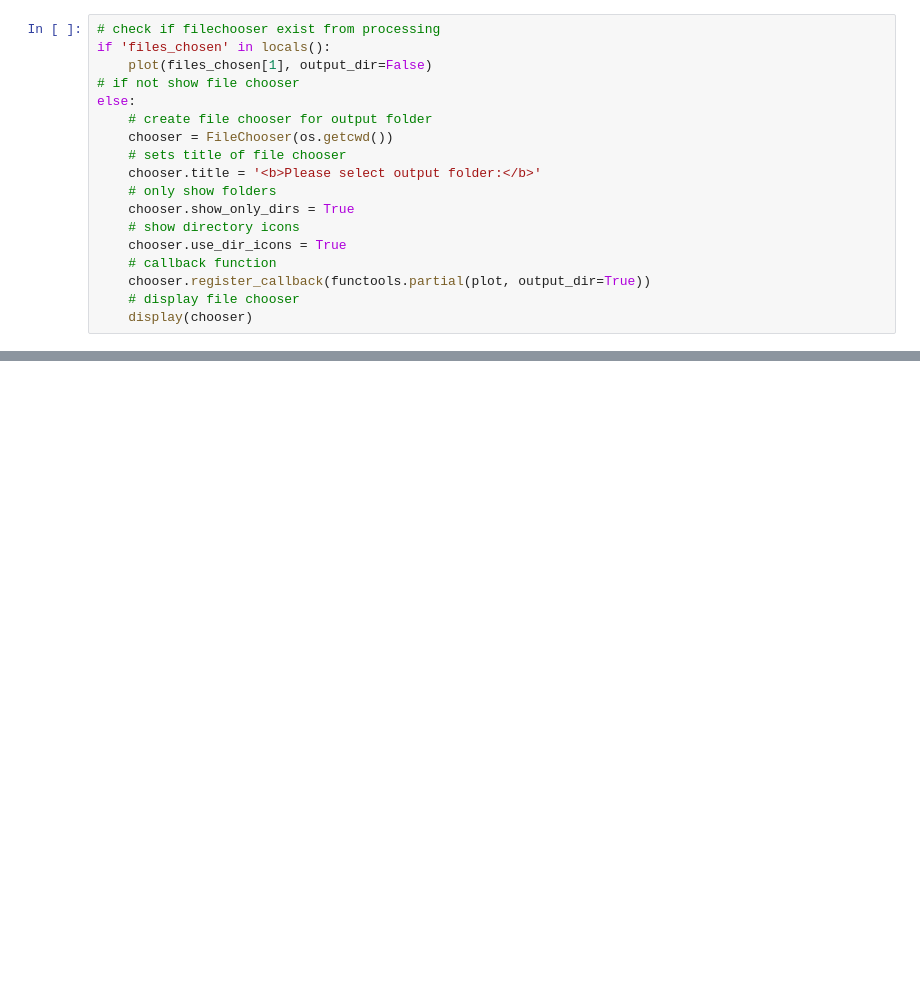
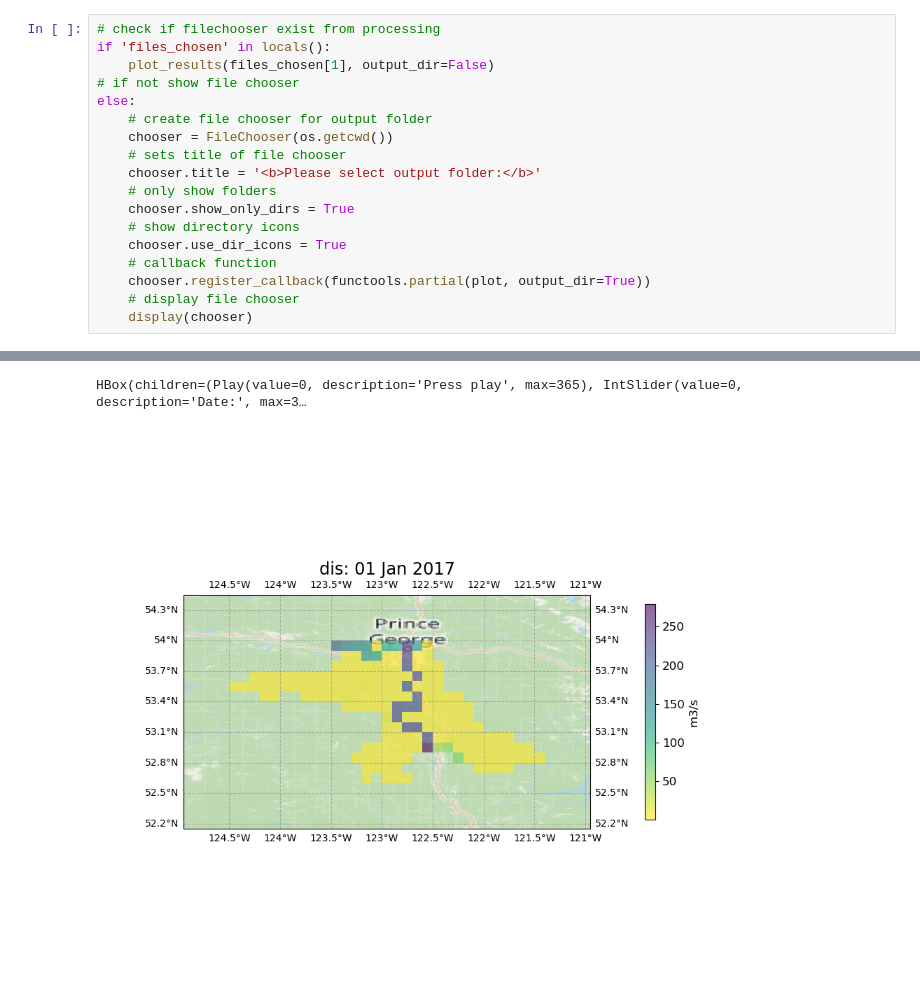
Before and after one commit to ec-jrc/lisflood-usecases, a Jupyter notebook: lisflood-notebook_jcr.ipynb, the cells around one changed output, grey strips where cells are left out. Saved outputs shown, nothing was run; the diff lists cells and outputs as text; blank space fills up the shorter version.

Commit message:
Revise plots in the LISFLOOD notebook

```diff
--- a/lisflood-notebook_jcr.ipynb
+++ b/lisflood-notebook_jcr.ipynb
@@ -68,7 +468,7 @@ Please run the code cell below to visualize the outputs. The notebook can also b
 # %%
 # check if filechooser exist from processing
 if 'files_chosen' in locals():
-    plot(files_chosen[1], output_dir=False)
+    plot_results(files_chosen[1], output_dir=False)
 # if not show file chooser
 else:
     # create file chooser for output folder
@@ -83,3 +483,4 @@ else:
     chooser.register_callback(functools.partial(plot, output_dir=True))
     # display file chooser
     display(chooser)
+# %% [output]
@@ -85,0 +491,2 @@ else:
+HBox(children=(Play(value=0, description='Press play', max=365), IntSlider(value=0, description='Date:', max=3…
+[figure, added]
```
Also changed, not shown: parts of 10 cells of this notebook, 1 other file.
